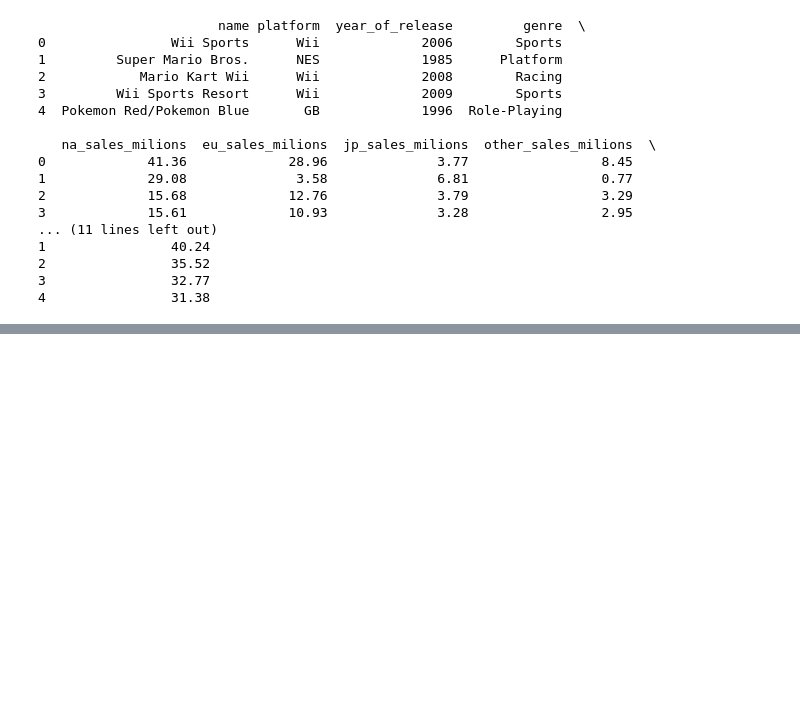
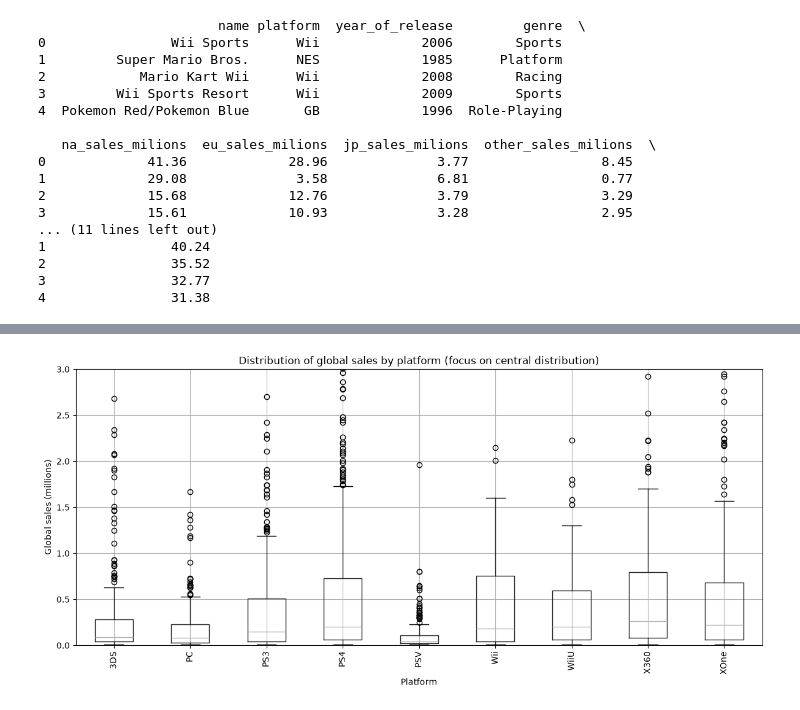
Before and after one commit to pedrolocosta/game-sales-strategy-eda, a Jupyter notebook: notebook.ipynb, the cells around one changed output, grey strips where cells are left out. Saved outputs shown, nothing was run; the diff lists cells and outputs as text; code cells hidden in the pictures; blank space fills up the shorter version.

```diff
--- a/notebook.ipynb
+++ b/notebook.ipynb
@@ -1878,0 +997,11 @@ Desta forma, deve-se considerar que as classificações médias dos usuários do
+# %%
+# same box plot, with the y-axis limited for a better view of the central distribution
+df.boxplot(column='total_sales_milions', by='platform', figsize=(14,6), rot=90)
+plt.title('Distribution of global sales by platform (focus on central distribution)')
+plt.suptitle('')
+plt.xlabel('Platform')
+plt.ylabel('Global sales (millions)')
+plt.ylim(0, 3)
+plt.show()
+# %% [output]
+[figure, added]
```
Also changed, not shown: parts of 401 cells of this notebook.
